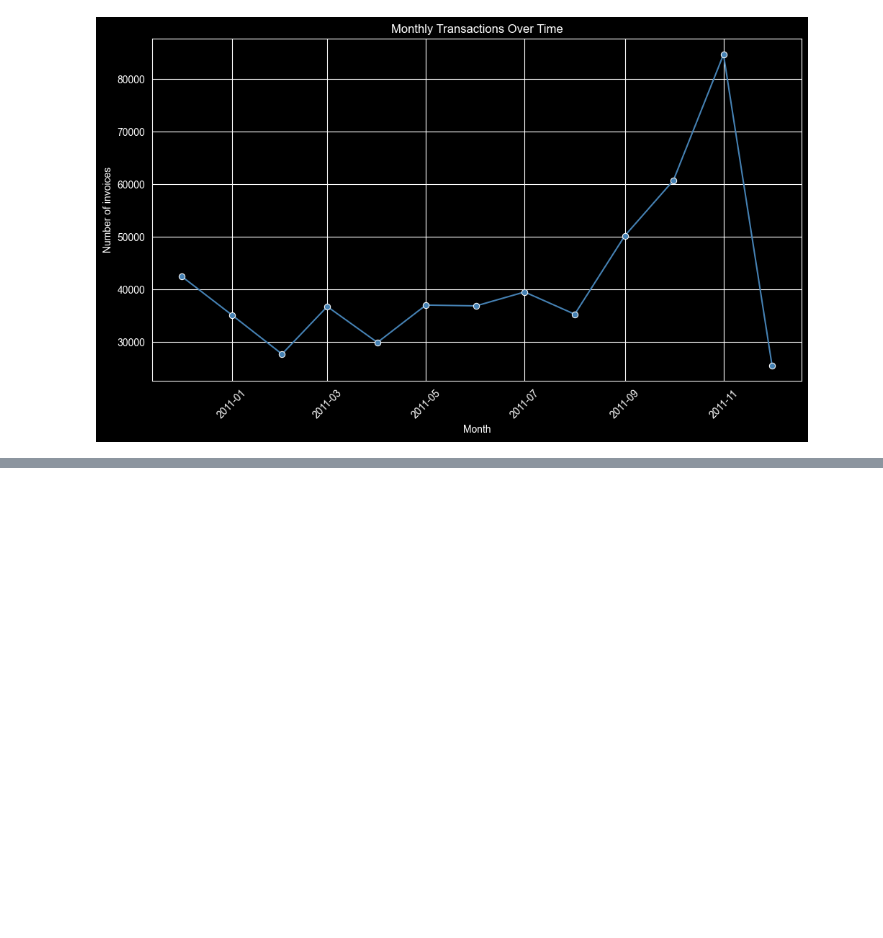
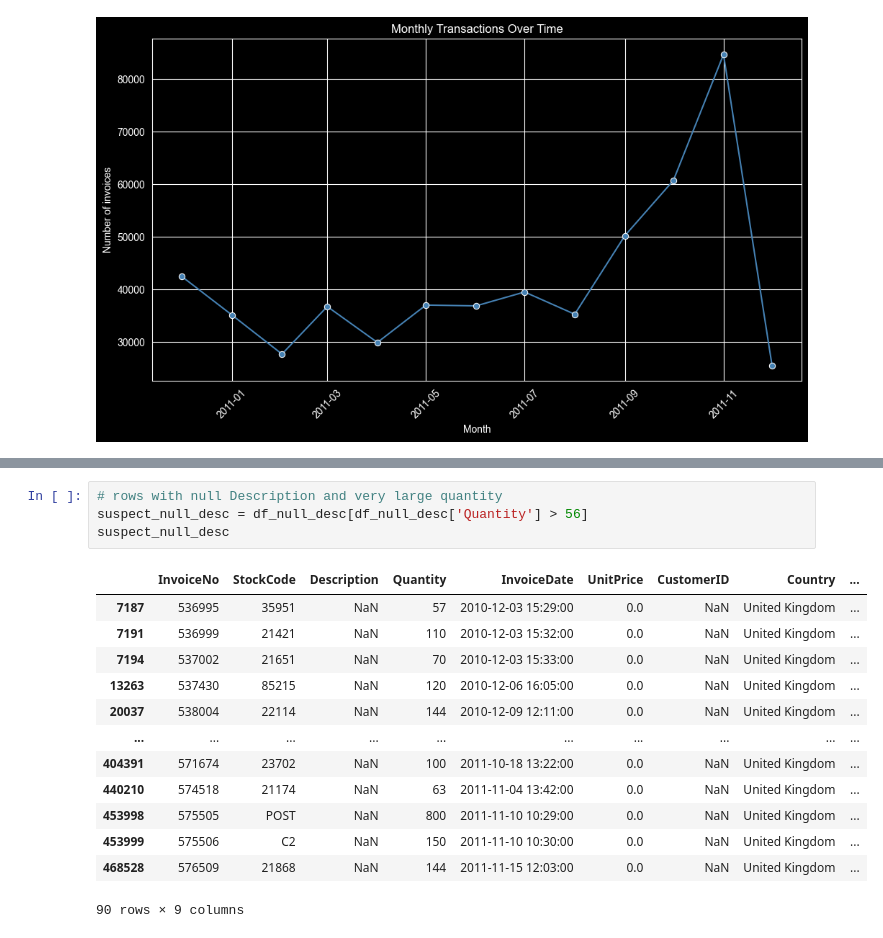
Before and after one commit to yaosaychi/datamining2, a Jupyter notebook: notebookFiles/Data Cleaning and Preprocessing.ipynb, the cells around one changed output, grey strips where cells are left out. Saved outputs shown, nothing was run; the diff lists cells and outputs as text; blank space fills up the shorter version.

```diff
--- a/notebookFiles/Data Cleaning and Preprocessing.ipynb
+++ b/notebookFiles/Data Cleaning and Preprocessing.ipynb
@@ -260,0 +391,18 @@ plt.show()
+# %%
+# rows with null Description and very large quantity
+suspect_null_desc = df_null_desc[df_null_desc['Quantity'] > 56]
+suspect_null_desc
+# %% [output]
+|  | InvoiceNo | StockCode | Description | Quantity | InvoiceDate | UnitPrice | CustomerID | Country | ... |
+| 7187 | 536995 | 35951 | NaN | 57 | 2010-12-03 15:29:00 | 0.0 | NaN | United Kingdom | ... |
+| 7191 | 536999 | 21421 | NaN | 110 | 2010-12-03 15:32:00 | 0.0 | NaN | United Kingdom | ... |
+| 7194 | 537002 | 21651 | NaN | 70 | 2010-12-03 15:33:00 | 0.0 | NaN | United Kingdom | ... |
+| 13263 | 537430 | 85215 | NaN | 120 | 2010-12-06 16:05:00 | 0.0 | NaN | United Kingdom | ... |
+| 20037 | 538004 | 22114 | NaN | 144 | 2010-12-09 12:11:00 | 0.0 | NaN | United Kingdom | ... |
+| ... | ... | ... | ... | ... | ... | ... | ... | ... | ... |
+| 404391 | 571674 | 23702 | NaN | 100 | 2011-10-18 13:22:00 | 0.0 | NaN | United Kingdom | ... |
+| 440210 | 574518 | 21174 | NaN | 63 | 2011-11-04 13:42:00 | 0.0 | NaN | United Kingdom | ... |
+| 453998 | 575505 | POST | NaN | 800 | 2011-11-10 10:29:00 | 0.0 | NaN | United Kingdom | ... |
+| 453999 | 575506 | C2 | NaN | 150 | 2011-11-10 10:30:00 | 0.0 | NaN | United Kingdom | ... |
+| 468528 | 576509 | 21868 | NaN | 144 | 2011-11-15 12:03:00 | 0.0 | NaN | United Kingdom | ... |
+90 rows × 9 columns
```
Also changed, not shown: parts of 23 cells of this notebook.
